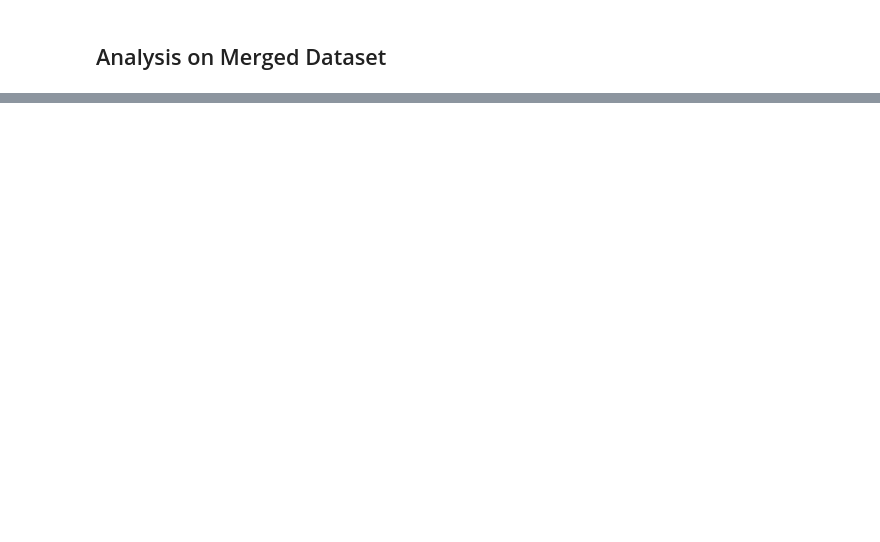
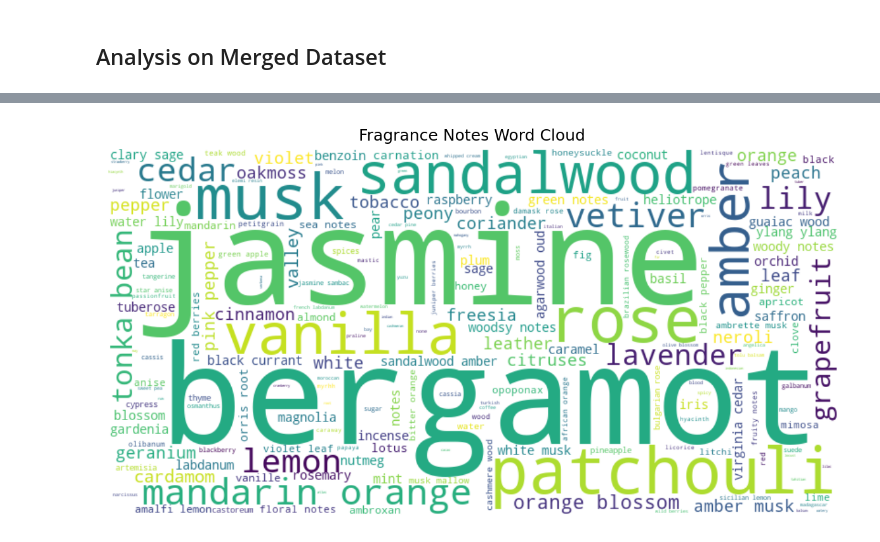
Before and after one commit to tanya-pa/4300-FinalProject-Flask, a Jupyter notebook: initial_data/P02_DataExploration.ipynb, the cells around one changed output, grey strips where cells are left out. Cells and saved outputs as stored; diff of their text form; code cells hidden in the pictures; blank space fills up the shorter version.

Commit message:
Add data exploration

```diff
--- a/initial_data/P02_DataExploration.ipynb
+++ b/initial_data/P02_DataExploration.ipynb
@@ -73,0 +127,10 @@ test_dataset.to_csv('sample_dataset.csv', index=False)
+# %%
+# cleaning notes data
+notes = pd.DataFrame(test_dataset['notes'])
+remove = ['[', ']', '"', '{', '}','middle: ', 'top: ', 'base: ', 'null']
+def strip_remove(txt):
+    for item in remove:
+        txt = txt.replace(item, "")
+    return txt
+test_dataset['notes'] = notes['notes'].astype(str).str.lower().apply(strip_remove)
+test_dataset.head()
@@ -73,0 +144,12 @@ test_dataset.to_csv('sample_dataset.csv', index=False)
+# %%
+# notes wordcloud
+text = ' '.join(test_dataset['notes'].dropna())
+wordcloud = WordCloud(width=800, height=400,
+    background_color='white').generate(text)
+plt.figure(figsize=(10, 5))
+plt.imshow(wordcloud, interpolation='bilinear')
+plt.axis("off")
+plt.title("Fragrance Notes Word Cloud")
+plt.show()
+# %% [output]
+[figure, added]
```
Also changed, not shown: parts of 7 cells of this notebook.
